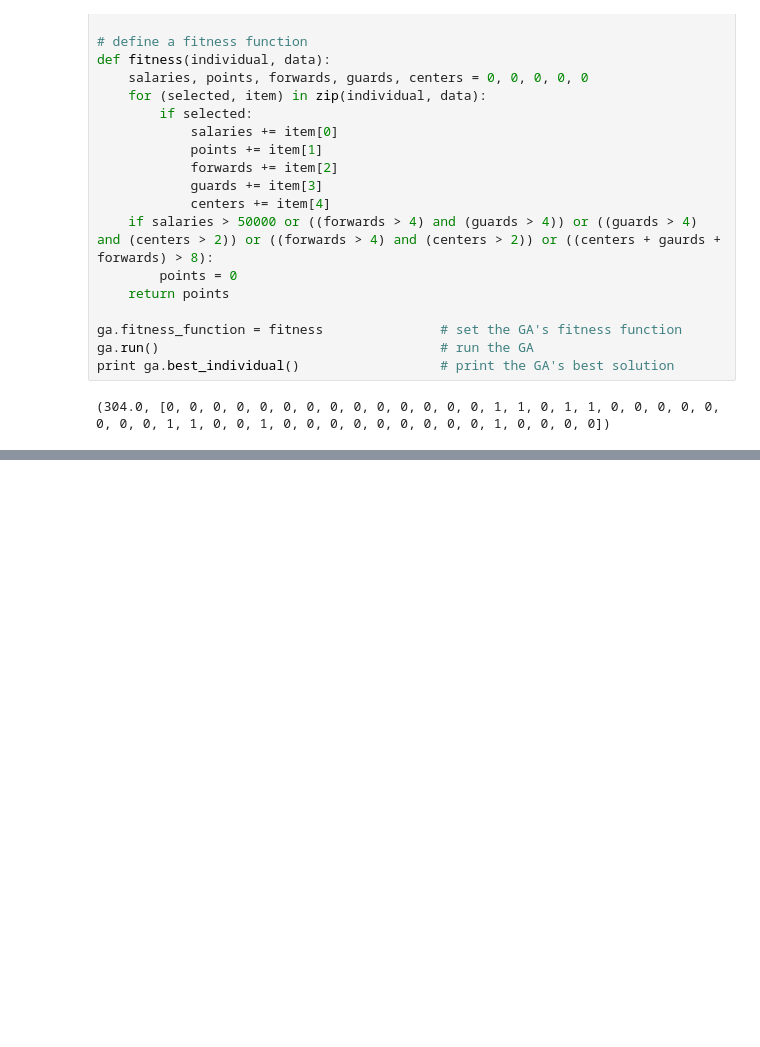
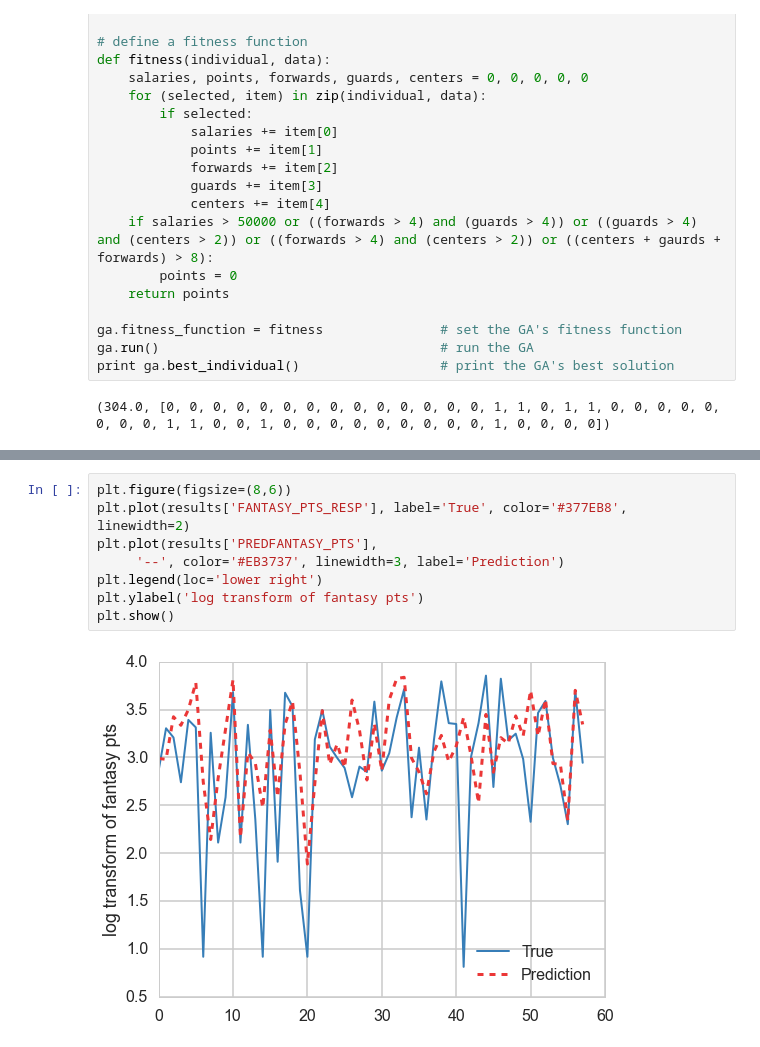
Before and after one commit to diciurcio-d/ShiftEnter, a Jupyter notebook: data_collection_sup.ipynb, the cells around one changed output, grey strips where cells are left out. Drawn from its saved outputs; the diff is of its cells as text; blank space fills up the shorter version.

```diff
--- a/data_collection_sup.ipynb
+++ b/data_collection_sup.ipynb
@@ -692,0 +719,10 @@ singleday[mask]
+# %%
+plt.figure(figsize=(8,6))
+plt.plot(results['FANTASY_PTS_RESP'], label='True', color='#377EB8', linewidth=2)
+plt.plot(results['PREDFANTASY_PTS'],
+     '--', color='#EB3737', linewidth=3, label='Prediction')
+plt.legend(loc='lower right')
+plt.ylabel('log transform of fantasy pts')
+plt.show()
+# %% [output]
+[figure, added]
```
Also changed, not shown: parts of 43 cells of this notebook, 1 other file.
